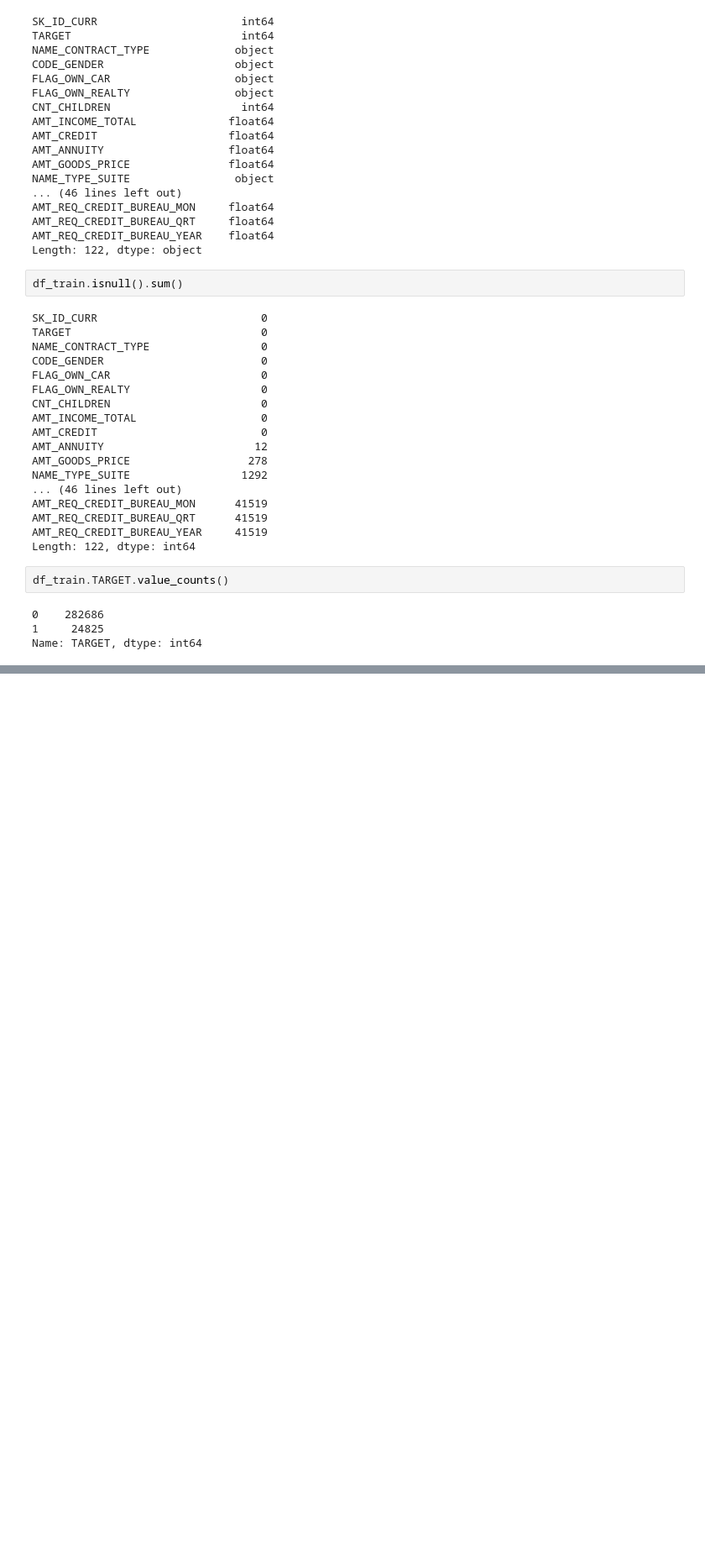
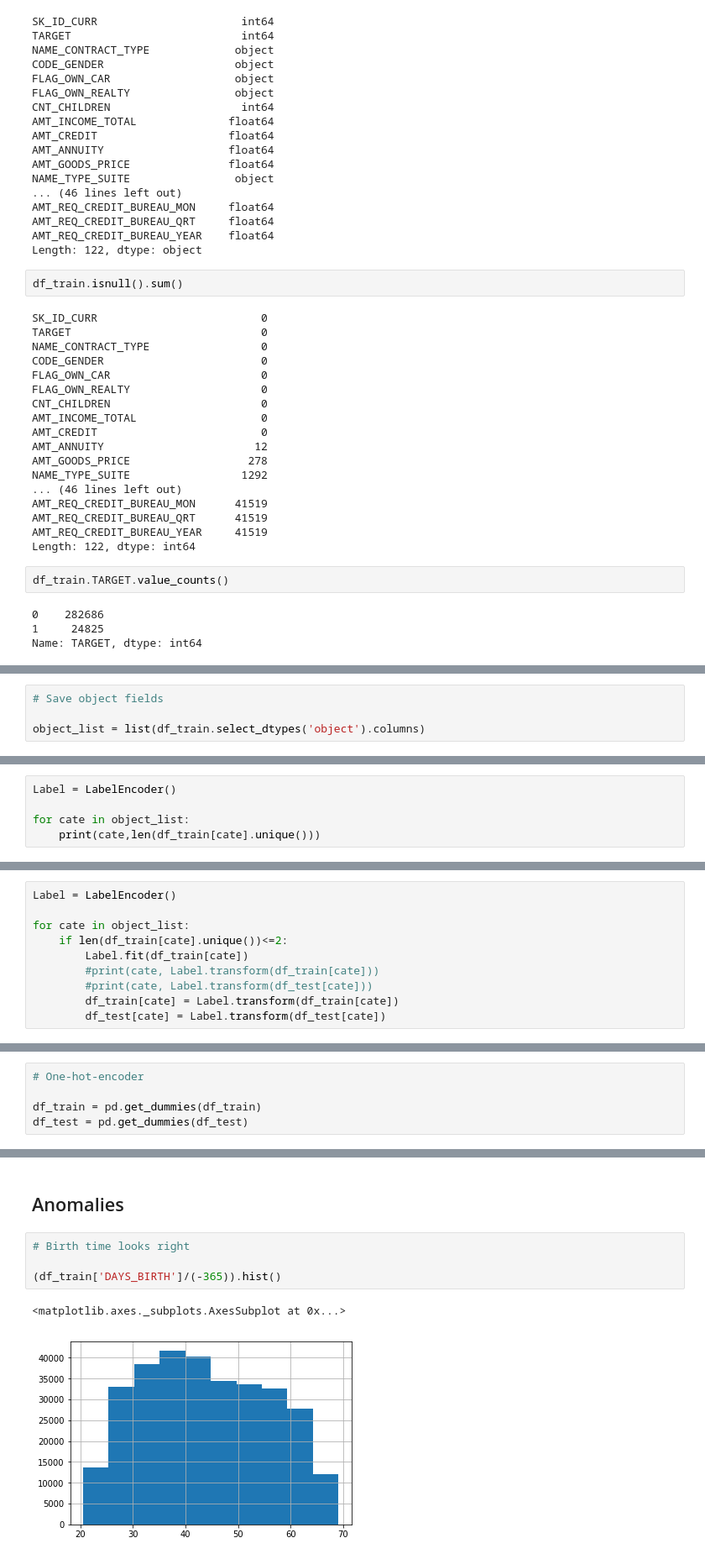
Before and after one commit to dongzhang84/Kaggle, a Jupyter notebook: Home_Credit.ipynb, the cells around one changed output, grey strips where cells are left out. Shown at 84% size. Cells and saved outputs as stored; diff of their text form; blank space fills up the shorter version.

```diff
--- a/Home_Credit.ipynb
+++ b/Home_Credit.ipynb
@@ -229,0 +297,4 @@ Name: AMT_GOODS_PRICE, Length: 1002, dtype: int64
+# %%
+# Save object fields
+
+object_list = list(df_train.select_dtypes('object').columns)
@@ -229,0 +323,5 @@ Name: AMT_GOODS_PRICE, Length: 1002, dtype: int64
+# %%
+Label = LabelEncoder()
+
+for cate in object_list:
+    print(cate,len(df_train[cate].unique()))
@@ -229,0 +359,10 @@ Name: AMT_GOODS_PRICE, Length: 1002, dtype: int64
+# %%
+Label = LabelEncoder()
+
+for cate in object_list:
+    if len(df_train[cate].unique())<=2:
+        Label.fit(df_train[cate])
+        #print(cate, Label.transform(df_train[cate]))
+        #print(cate, Label.transform(df_test[cate]))
+        df_train[cate] = Label.transform(df_train[cate])
+        df_test[cate] = Label.transform(df_test[cate])
@@ -229,0 +373,5 @@ Name: AMT_GOODS_PRICE, Length: 1002, dtype: int64
+# %%
+# One-hot-encoder
+
+df_train = pd.get_dummies(df_train)
+df_test = pd.get_dummies(df_test)
@@ -229,0 +391,9 @@ Name: AMT_GOODS_PRICE, Length: 1002, dtype: int64
+# %% [markdown]
+## Anomalies
+# %%
+# Birth time looks right
+
+(df_train['DAYS_BIRTH']/(-365)).hist()
+# %% [output]
+<matplotlib.axes._subplots.AxesSubplot at 0x...>
+[figure, added]
```
Also changed, not shown: parts of 26 cells of this notebook.
